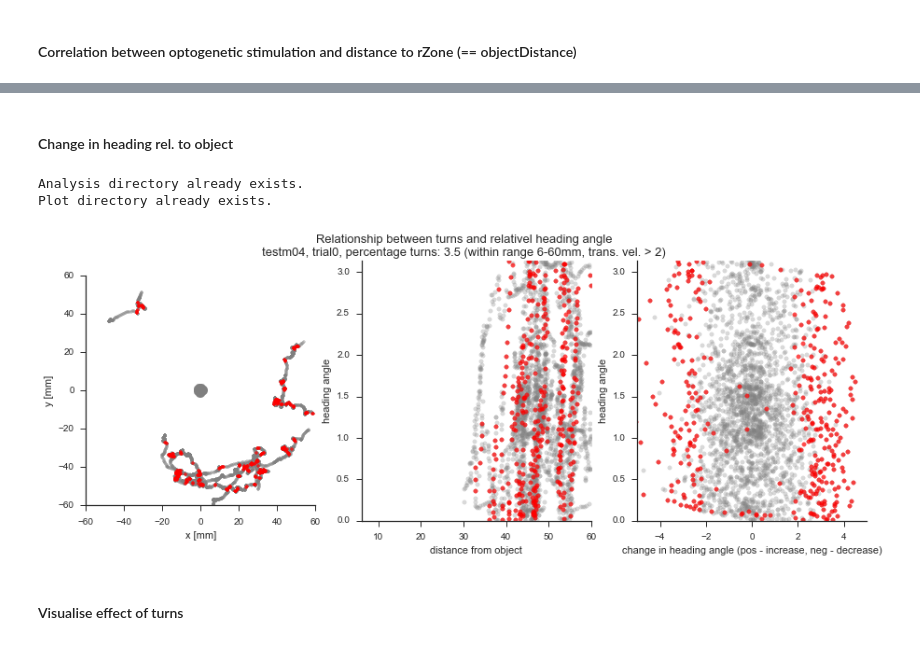
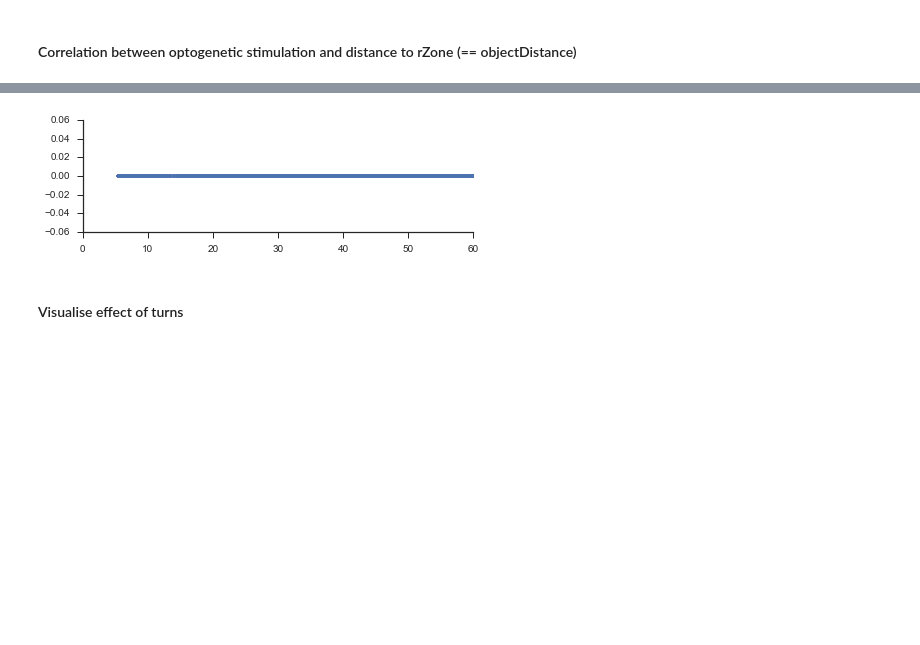
Before and after one commit to hjmh/flyNotebooks, a Jupyter notebook: flyVRoptogenetics/flyVRoptogenetics_trajectoryAnalysis_FlyOver094.ipynb, the cells around one changed output, grey strips where cells are left out. Saved outputs shown, nothing was run; the diff lists cells and outputs as text; code cells hidden in the pictures; blank space fills up the shorter version.

```diff
--- a/flyVRoptogenetics/flyVRoptogenetics_trajectoryAnalysis_FlyOver094.ipynb
+++ b/flyVRoptogenetics/flyVRoptogenetics_trajectoryAnalysis_FlyOver094.ipynb
@@ -380,64 +360,16 @@ myAxisTheme(sbplt)
-# %% [markdown]
-#### Change in heading rel. to object
-# %%
-sf = 0
-ef = len(xPosMA_ds)
-near = 6
-far = arenaRad
-vTransTH = 2
-
-turnTH = 3*np.std(abs(vRotFilt_ds))
-turnMask = (abs(vRotFilt_ds) > turnTH)
-
-selectedRangeDistAll = np.logical_and(objDistance > near, objDistance < far)
-
-selectedRangeDist = np.logical_and(np.logical_and(objDistance > near, objDistance < far), vTrans_ds > vTransTH)
-selectedRangeDistTurnWalk = np.logical_and(selectedRangeDist, turnMask)
-selectedRangeDistTurn = np.logical_and(np.logical_and(objDistance > near, objDistance < far), turnMask)
-
-headTurnFig = plt.figure(figsize=(15, 5))
-
-headTurnFig.suptitle('Relationship between turns and relativel heading angle\n' + flyID + ', trial' + str(trial) +
-                     ', percentage turns: ' + str(round(100.0*sum(turnMask)/len(vRotFilt_ds), 2)) +
-                     ' (within range ' + str(near) + '-' + str(far) + 'mm, trans. vel. > ' + str(vTransTH) + ')\n',
-                     fontsize=13)
-
-distRange = (near, far)
-angleRange = (0, np.pi)
-vHeadRange = (-5, 5)
-
-ax0 = headTurnFig.add_subplot(131)
-ax0.plot(xPosMA_ds[sf:ef], yPosMA_ds[sf:ef], '.', color='grey', alpha=0.4)
-ax0.plot(xPosMA_ds[turnMask[sf:ef]], yPosMA_ds[turnMask[sf:ef]], '.', color='red', alpha=0.7)
-ax0.plot(0, 0, marker='o', markersize=15, linestyle='none', alpha=0.5, color='black')
-plt.xlabel('x [mm]')
-plt.ylabel('y [mm]')
-ax0.set_aspect('equal')
-myAxisTheme(ax0)
-
-ax1 = headTurnFig.add_subplot(132)
-niceScatterPlot(ax1, objDistance[selectedRangeDist], gamma[selectedRangeDist], distRange, angleRange, 'grey', 0.3)
-niceScatterPlot(ax1, objDistance[selectedRangeDistTurn], gamma[selectedRangeDistTurn], distRange, angleRange,
-                'red', 0.7)
-plt.xlabel('distance from object')
-plt.ylabel('heading angle')
-
-ax2 = headTurnFig.add_subplot(133)
-niceScatterPlot(ax2, gammaV[selectedRangeDist], gamma[selectedRangeDist], vHeadRange, angleRange, 'grey', 0.3)
-niceScatterPlot(ax2, gammaV[selectedRangeDistTurn], gamma[selectedRangeDistTurn], vHeadRange, angleRange,
-                'red', 0.7)
-plt.xlabel('change in heading angle (pos - increase, neg - decrease)')
-plt.ylabel('heading angle')
-
-#headTurnFig.tight_layout()
-
-makeNestedPlotDirectory(analysisDir, 'relativeHeading/', 'rZones_'+ rZones + sep)
-
-headTurnFig.savefig(analysisDir + 'relativeHeading/' + 'rZones_'+ rZones + sep
-                    + FODataFile[0:-4] + '_headingAndTurns_ds_trial' + str(trial) + '.pdf', format='pdf')
-# %% [output]
-Analysis directory already exists.
-Plot directory already exists.
-[figure, removed]
+# %%
+stimFig = plt.figure(figsize=(7,2))
+
+sbplt = stimFig.add_subplot(111)
+
+# downsample rEvents
+f_rEvents = interp1d(time,rEvents,kind='linear')
+rEvents_ds = f_rEvents(time_ds)
+
+sbplt.plot(objDistance,rEvents_ds,'.')
+sbplt.set_xlim(0,arenaRad)
+myAxisTheme(sbplt)
+# %% [output]
+[figure, added]
 # %% [markdown]
 #### Visualise effect of turns
```
Also changed, not shown: parts of 18 cells of this notebook.
